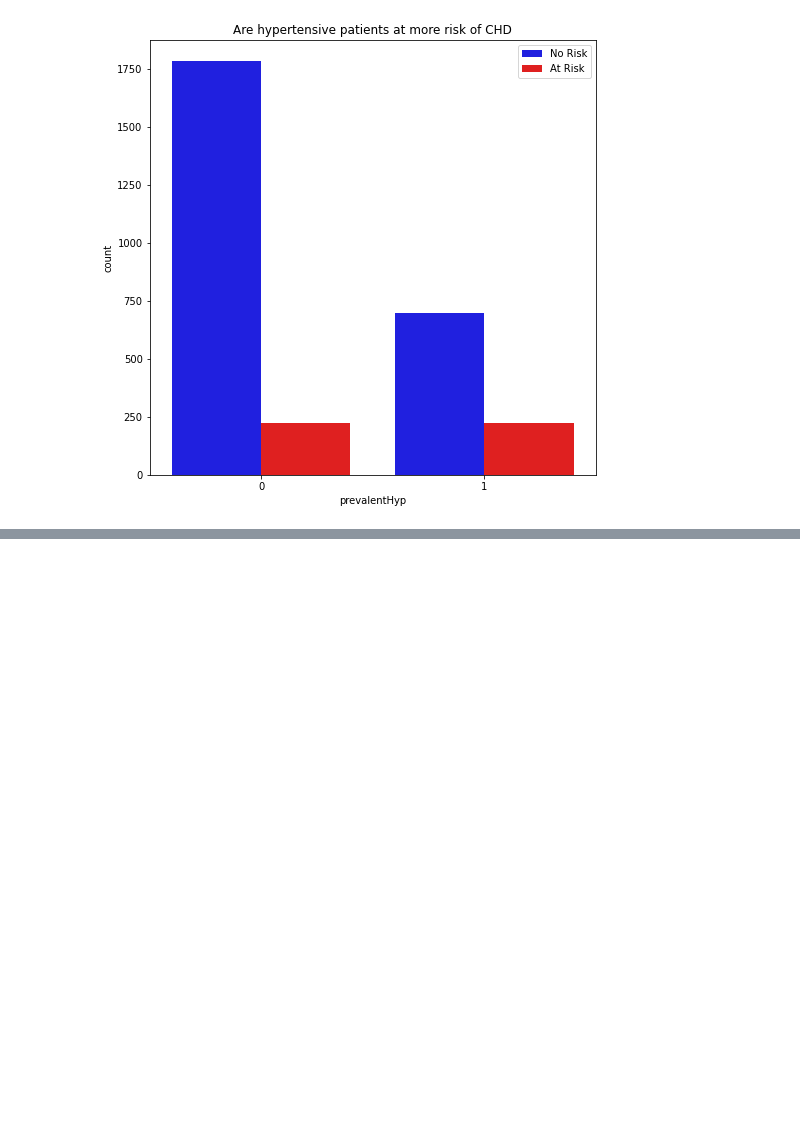
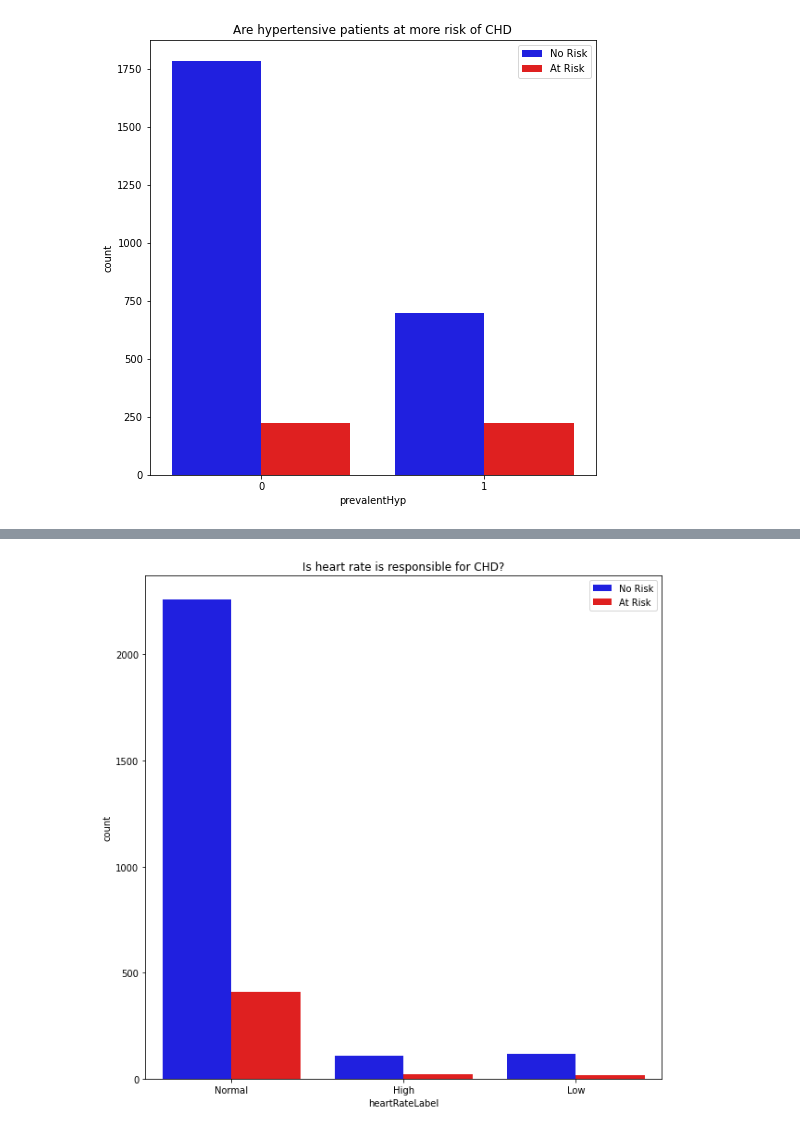
Before and after one commit to ambika1us/Cardiovascular_Risk_Prediction, a Jupyter notebook: Ambika_Prasad_Cardiovascular_Risk_Prediction.ipynb, the cells around one changed output, grey strips where cells are left out. Drawn from its saved outputs; the diff is of its cells as text; code cells hidden in the pictures; blank space fills up the shorter version.

```diff
--- a/Ambika_Prasad_Cardiovascular_Risk_Prediction.ipynb
+++ b/Ambika_Prasad_Cardiovascular_Risk_Prediction.ipynb
@@ -261,0 +297,11 @@ plt.show()
+# %%
+def heartRate_data(row):
+  if row['heartRate']<=59:
+    value='Low'
+  elif row['heartRate']<100:
+    value='Normal'
+  else:
+    value='High'
+  return value
+# %%
+crp_df['heartRateLabel']=crp_df.apply(heartRate_data,axis=1)
@@ -261,0 +324,8 @@ plt.show()
+# %%
+plt.figure(figsize=(10,10))
+sns.countplot(x=crp_df['heartRateLabel'],hue=crp_df['TenYearCHD'],palette=pale)
+plt.title('Is heart rate is responsible for CHD?')
+plt.legend(['No Risk','At Risk'])
+plt.show()
+# %% [output]
+[figure, added]
```
Also changed, not shown: parts of 9 cells of this notebook.
